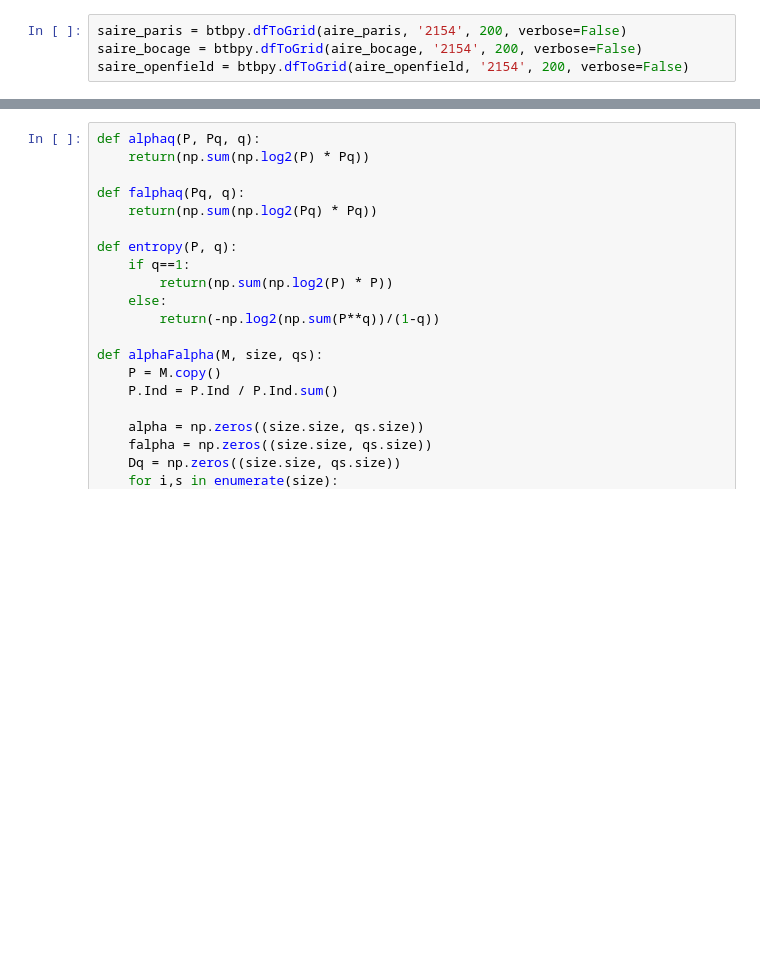
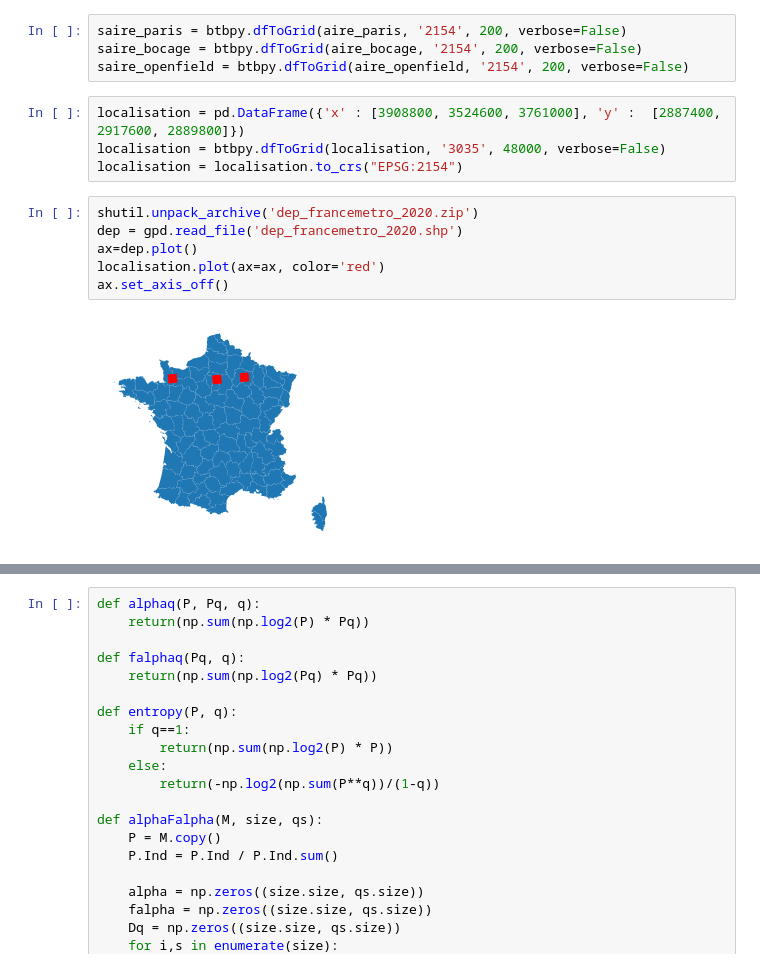
Before and after one commit to fsemecurbe/GWFA, a Jupyter notebook: D0c1c2.ipynb, the cells around one changed output, grey strips where cells are left out. Drawn from its saved outputs; the diff is of its cells as text; blank space fills up the shorter version.

```diff
--- a/D0c1c2.ipynb
+++ b/D0c1c2.ipynb
@@ -52,4 +53,16 @@ carreaux : 3253 16165 30717
 saire_paris = btbpy.dfToGrid(aire_paris, '2154', 200, verbose=False)
 saire_bocage = btbpy.dfToGrid(aire_bocage, '2154', 200, verbose=False)
 saire_openfield = btbpy.dfToGrid(aire_openfield, '2154', 200, verbose=False)
+# %%
+localisation = pd.DataFrame({'x' : [3908800, 3524600, 3761000], 'y' :  [2887400, 2917600, 2889800]})
+localisation = btbpy.dfToGrid(localisation, '3035', 48000, verbose=False)
+localisation = localisation.to_crs("EPSG:2154")
+# %%
+shutil.unpack_archive('dep_francemetro_2020.zip')
+dep = gpd.read_file('dep_francemetro_2020.shp')
+ax=dep.plot()
+localisation.plot(ax=ax, color='red')
+ax.set_axis_off()
+# %% [output]
+[figure, added]
 # %%
```
Also changed, not shown: parts of 9 cells of this notebook, 2 other files.
